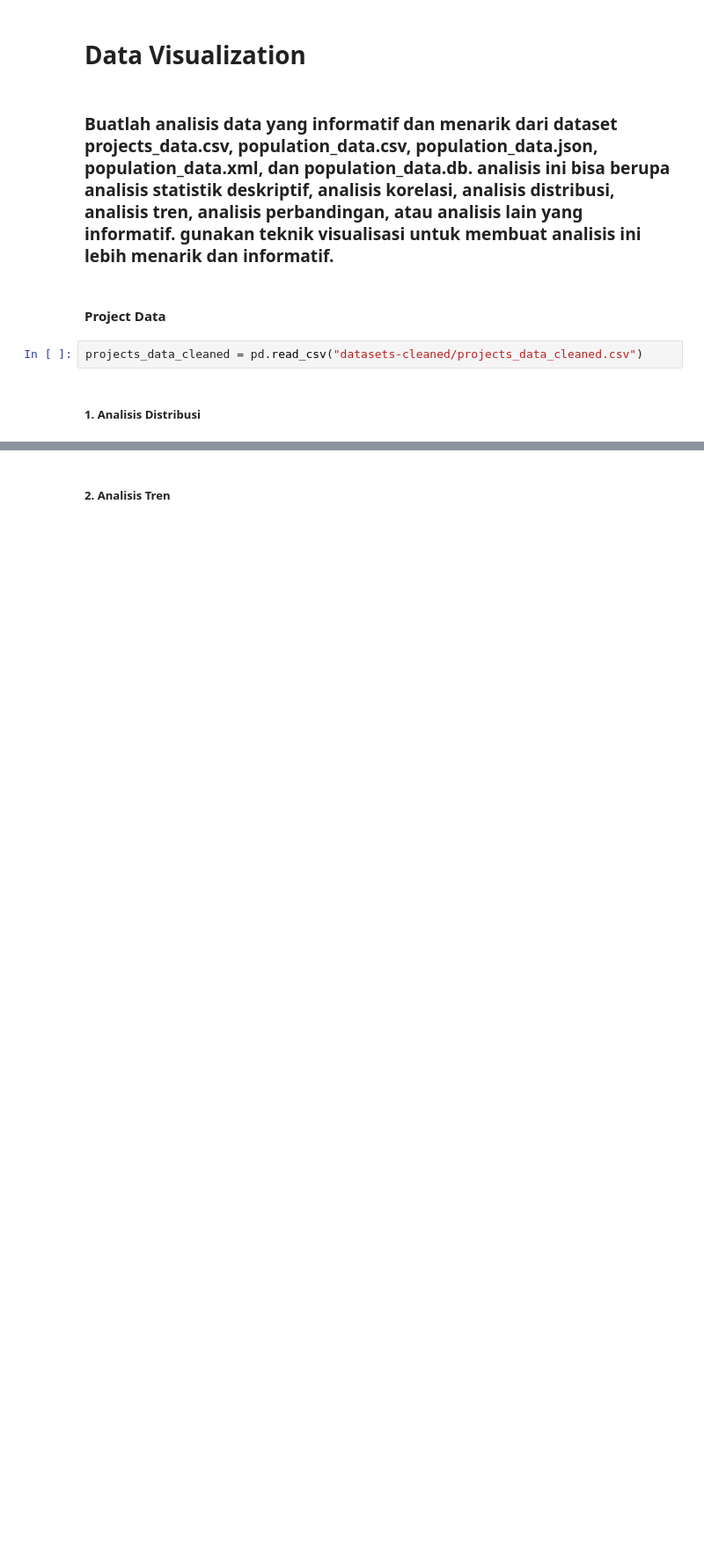
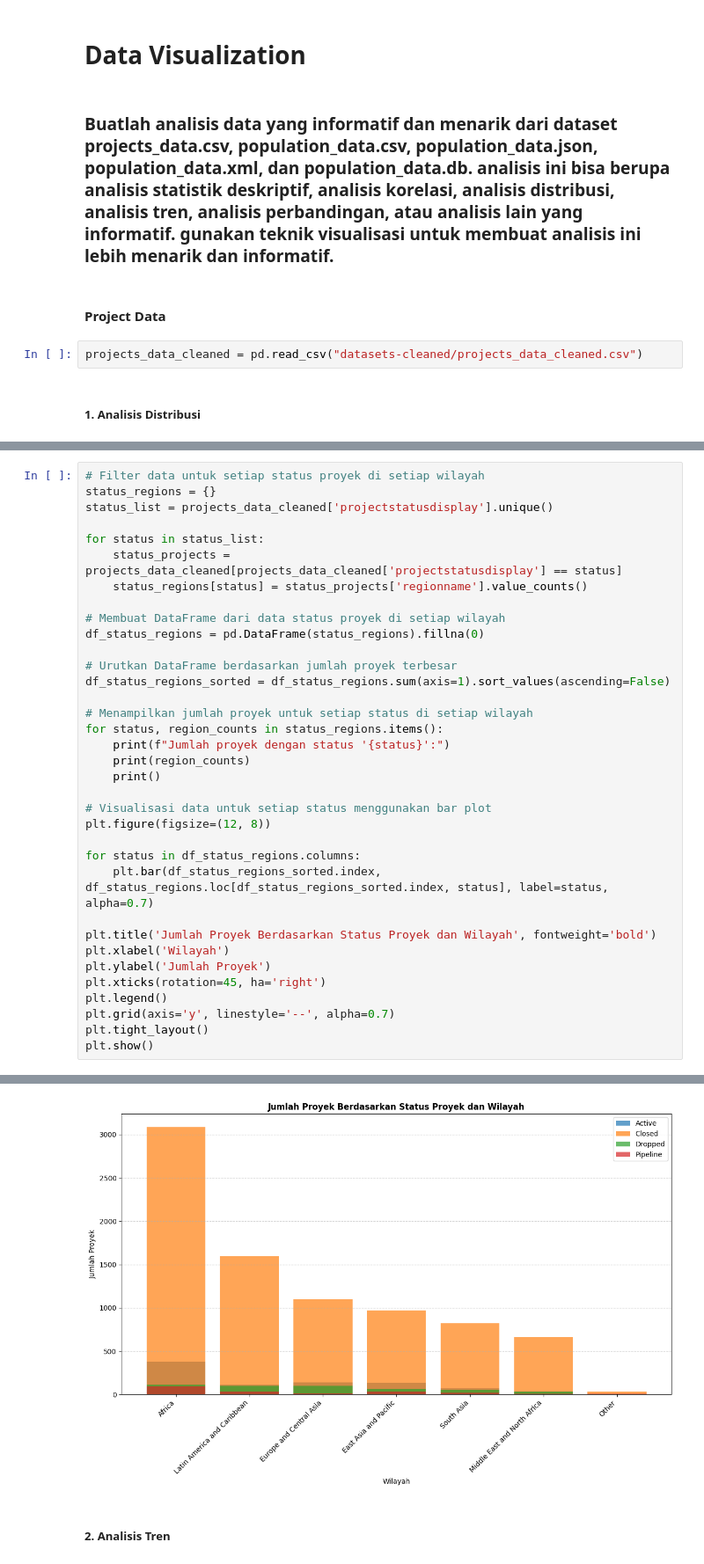
Before and after one commit to putridia/mini_project, a Jupyter notebook: app.ipynb, the cells around one changed output, grey strips where cells are left out. Shown at 88% size. Saved outputs shown, nothing was run; the diff lists cells and outputs as text; blank space fills up the shorter version.

```diff
--- a/app.ipynb
+++ b/app.ipynb
@@ -2030,0 +2004,36 @@ Wilayah dengan jumlah proyek 'Closed' terbanyak adalah 'Africa' dengan total 277
+# %%
+# Filter data untuk setiap status proyek di setiap wilayah
+status_regions = {}
+status_list = projects_data_cleaned['projectstatusdisplay'].unique()
+
+for status in status_list:
+    status_projects = projects_data_cleaned[projects_data_cleaned['projectstatusdisplay'] == status]
+    status_regions[status] = status_projects['regionname'].value_counts()
+
+# Membuat DataFrame dari data status proyek di setiap wilayah
+df_status_regions = pd.DataFrame(status_regions).fillna(0)
+
+# Urutkan DataFrame berdasarkan jumlah proyek terbesar
+df_status_regions_sorted = df_status_regions.sum(axis=1).sort_values(ascending=False)
+
+# Menampilkan jumlah proyek untuk setiap status di setiap wilayah
+for status, region_counts in status_regions.items():
+    print(f"Jumlah proyek dengan status '{status}':")
+    print(region_counts)
+    print()
+
+# Visualisasi data untuk setiap status menggunakan bar plot
+plt.figure(figsize=(12, 8))
+
+for status in df_status_regions.columns:
+    plt.bar(df_status_regions_sorted.index, df_status_regions.loc[df_status_regions_sorted.index, status], label=status, alpha=0.7)
+
+plt.title('Jumlah Proyek Berdasarkan Status Proyek dan Wilayah', fontweight='bold')
+plt.xlabel('Wilayah')
+plt.ylabel('Jumlah Proyek')
+plt.xticks(rotation=45, ha='right')
+plt.legend()
+plt.grid(axis='y', linestyle='--', alpha=0.7)
+plt.tight_layout()
+plt.show()
+# %% [output]
@@ -2031,3 +2057,4 @@ Wilayah dengan jumlah proyek 'Closed' terbanyak adalah 'Africa' dengan total 277
+[figure, added]
 # %% [markdown]
 ##### 2. Analisis Tren
 # %%
```
Also changed, not shown: parts of 27 cells of this notebook, 4 other files.
